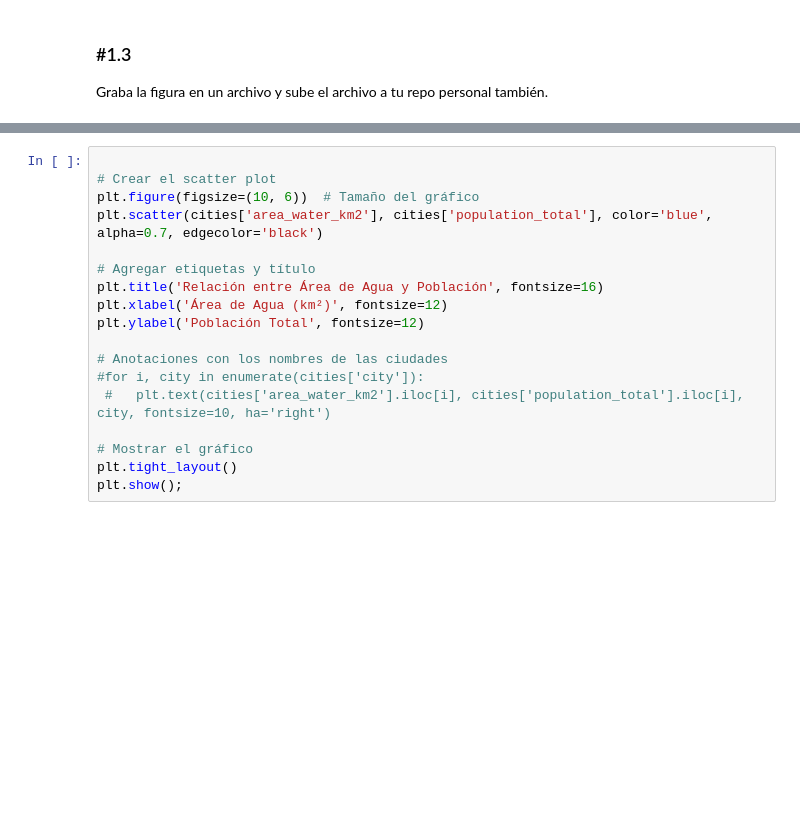
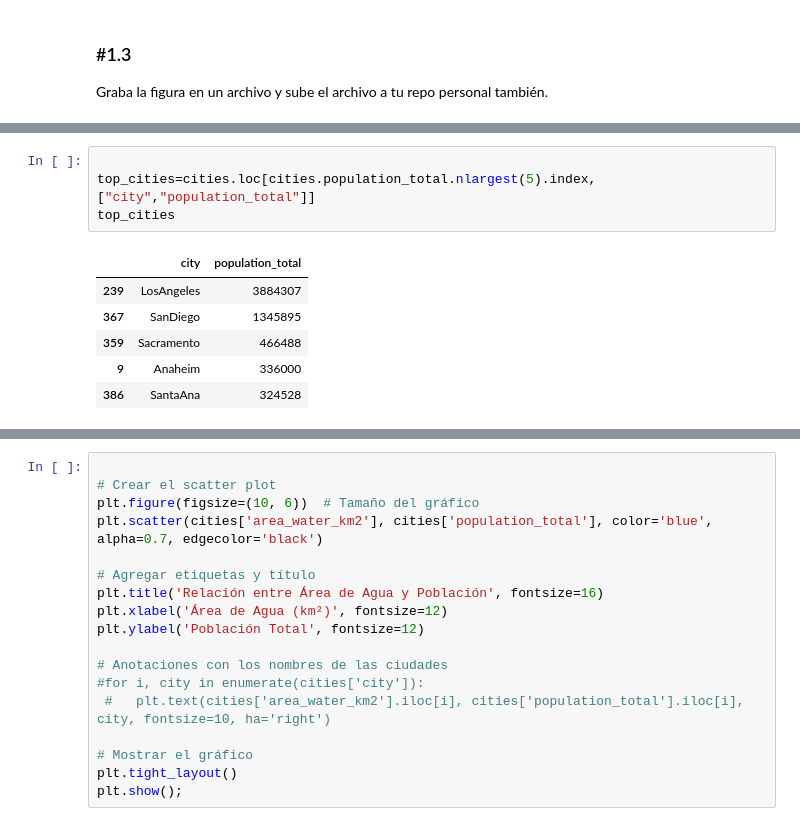
Before and after one commit to JoseRKC/ONLINE_DS_THEBRIDGE_JOSERCC, a Jupyter notebook: 03_Analisis_de_Datos/Sprint_08/Unidad_01/Practica_Obligatoria/18_Practica_Obligatoria_Visualizacion_Basica.ipynb, the cells around one changed output, grey strips where cells are left out. Drawn from its saved outputs; the diff is of its cells as text; blank space fills up the shorter version.

```diff
--- a/03_Analisis_de_Datos/Sprint_08/Unidad_01/Practica_Obligatoria/18_Practica_Obligatoria_Visualizacion_Basica.ipynb
+++ b/03_Analisis_de_Datos/Sprint_08/Unidad_01/Practica_Obligatoria/18_Practica_Obligatoria_Visualizacion_Basica.ipynb
@@ -57,0 +79,11 @@ top_cities
+# %%
+
+top_cities=cities.loc[cities.population_total.nlargest(5).index,["city","population_total"]]
+top_cities
+# %% [output]
+|  | city | population_total |
+| 239 | LosAngeles | 3884307 |
+| 367 | SanDiego | 1345895 |
+| 359 | Sacramento | 466488 |
+| 9 | Anaheim | 336000 |
+| 386 | SantaAna | 324528 |
```
Also changed, not shown: parts of 12 cells of this notebook, 1 other file.
